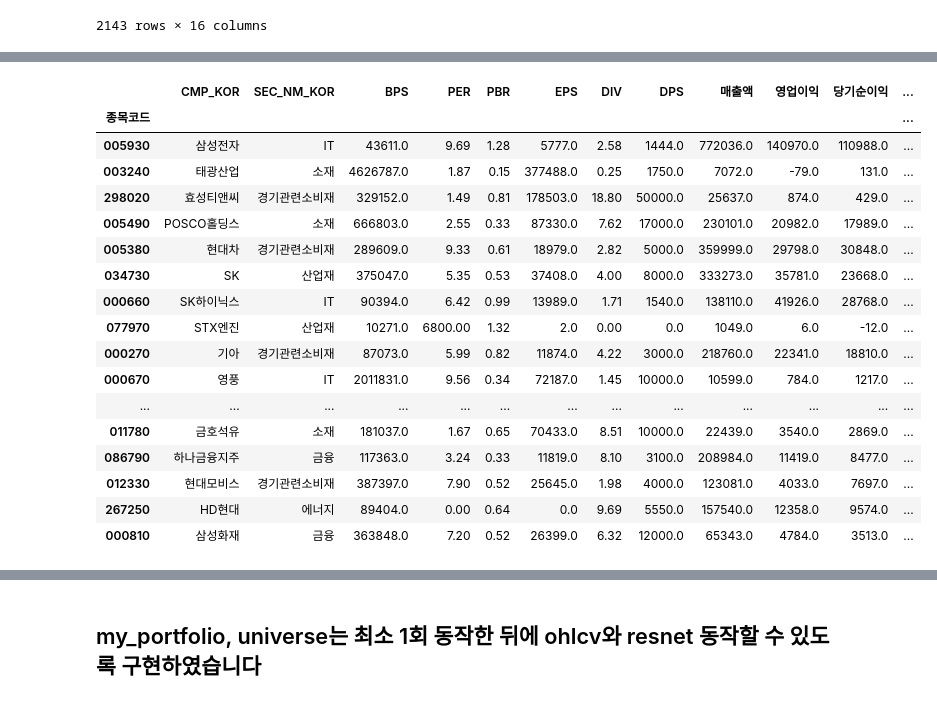
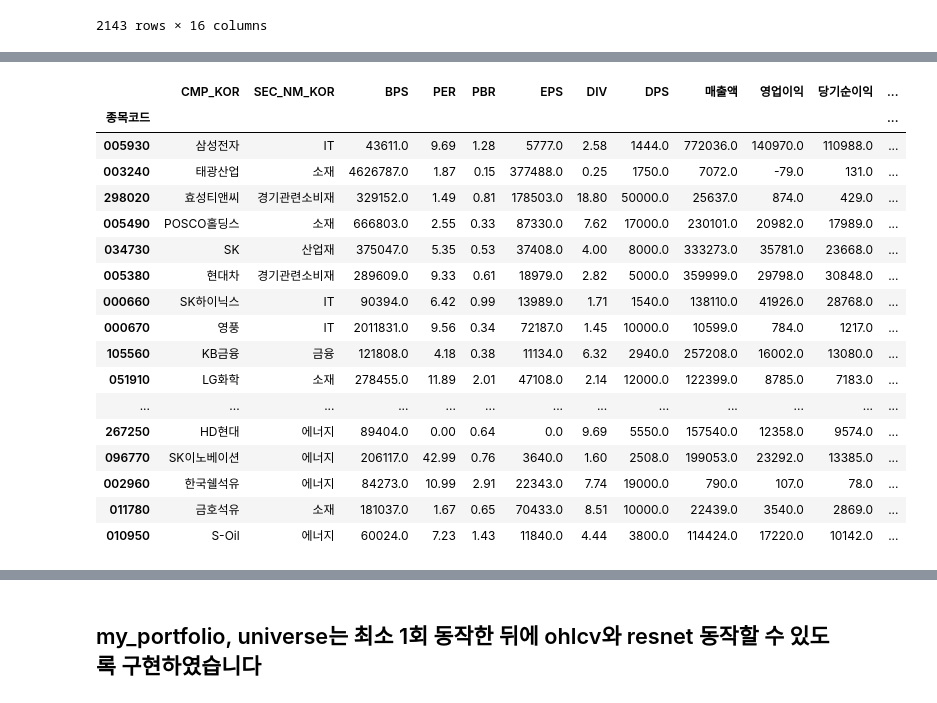
Before and after one commit to seongyeon1/stockData, a Jupyter notebook: Dinger/test_universe_kr.ipynb, the cells around one changed output, grey strips where cells are left out. Drawn from its saved outputs; the diff is of its cells as text; code cells hidden in the pictures.

Commit message:
mode, scaling, resnet

```diff
--- a/Dinger/test_universe_kr.ipynb
+++ b/Dinger/test_universe_kr.ipynb
@@ -228,22 +232,22 @@ data.get_score(mode='mm')
 # %%
-data.get_score(mode='std').sort_values('Score', ascending=False)[:20]
+data.get_score(scaling='std').sort_values('Score', ascending=False)[:20]
 # %% [output]
 |  | CMP_KOR | SEC_NM_KOR | BPS | PER | PBR | EPS | DIV | DPS | 매출액 | 영업이익 | 당기순이익 | ... |
 | 종목코드 |  |  |  |  |  |  |  |  |  |  |  | ... |
 | 005930 | 삼성전자 | IT | 43611.0 | 9.69 | 1.28 | 5777.0 | 2.58 | 1444.0 | 772036.0 | 140970.0 | 110988.0 | ... |
 | 003240 | 태광산업 | 소재 | 4626787.0 | 1.87 | 0.15 | 377488.0 | 0.25 | 1750.0 | 7072.0 | -79.0 | 131.0 | ... |
 | 298020 | 효성티앤씨 | 경기관련소비재 | 329152.0 | 1.49 | 0.81 | 178503.0 | 18.80 | 50000.0 | 25637.0 | 874.0 | 429.0 | ... |
 | 005490 | POSCO홀딩스 | 소재 | 666803.0 | 2.55 | 0.33 | 87330.0 | 7.62 | 17000.0 | 230101.0 | 20982.0 | 17989.0 | ... |
+| 034730 | SK | 산업재 | 375047.0 | 5.35 | 0.53 | 37408.0 | 4.00 | 8000.0 | 333273.0 | 35781.0 | 23668.0 | ... |
 | 005380 | 현대차 | 경기관련소비재 | 289609.0 | 9.33 | 0.61 | 18979.0 | 2.82 | 5000.0 | 359999.0 | 29798.0 | 30848.0 | ... |
-| 034730 | SK | 산업재 | 375047.0 | 5.35 | 0.53 | 37408.0 | 4.00 | 8000.0 | 333273.0 | 35781.0 | 23668.0 | ... |
 | 000660 | SK하이닉스 | IT | 90394.0 | 6.42 | 0.99 | 13989.0 | 1.71 | 1540.0 | 138110.0 | 41926.0 | 28768.0 | ... |
-| 077970 | STX엔진 | 산업재 | 10271.0 | 6800.00 | 1.32 | 2.0 | 0.00 | 0.0 | 1049.0 | 6.0 | -12.0 | ... |
-| 000270 | 기아 | 경기관련소비재 | 87073.0 | 5.99 | 0.82 | 11874.0 | 4.22 | 3000.0 | 218760.0 | 22341.0 | 18810.0 | ... |
 | 000670 | 영풍 | IT | 2011831.0 | 9.56 | 0.34 | 72187.0 | 1.45 | 10000.0 | 10599.0 | 784.0 | 1217.0 | ... |
+| 105560 | KB금융 | 금융 | 121808.0 | 4.18 | 0.38 | 11134.0 | 6.32 | 2940.0 | 257208.0 | 16002.0 | 13080.0 | ... |
+| 051910 | LG화학 | 소재 | 278455.0 | 11.89 | 2.01 | 47108.0 | 2.14 | 12000.0 | 122399.0 | 8785.0 | 7183.0 | ... |
 | ... | ... | ... | ... | ... | ... | ... | ... | ... | ... | ... | ... | ... |
+| 267250 | HD현대 | 에너지 | 89404.0 | 0.00 | 0.64 | 0.0 | 9.69 | 5550.0 | 157540.0 | 12358.0 | 9574.0 | ... |
+| 096770 | SK이노베이션 | 에너지 | 206117.0 | 42.99 | 0.76 | 3640.0 | 1.60 | 2508.0 | 199053.0 | 23292.0 | 13385.0 | ... |
+| 002960 | 한국쉘석유 | 에너지 | 84273.0 | 10.99 | 2.91 | 22343.0 | 7.74 | 19000.0 | 790.0 | 107.0 | 78.0 | ... |
 | 011780 | 금호석유 | 소재 | 181037.0 | 1.67 | 0.65 | 70433.0 | 8.51 | 10000.0 | 22439.0 | 3540.0 | 2869.0 | ... |
-| 086790 | 하나금융지주 | 금융 | 117363.0 | 3.24 | 0.33 | 11819.0 | 8.10 | 3100.0 | 208984.0 | 11419.0 | 8477.0 | ... |
-| 012330 | 현대모비스 | 경기관련소비재 | 387397.0 | 7.90 | 0.52 | 25645.0 | 1.98 | 4000.0 | 123081.0 | 4033.0 | 7697.0 | ... |
-| 267250 | HD현대 | 에너지 | 89404.0 | 0.00 | 0.64 | 0.0 | 9.69 | 5550.0 | 157540.0 | 12358.0 | 9574.0 | ... |
-| 000810 | 삼성화재 | 금융 | 363848.0 | 7.20 | 0.52 | 26399.0 | 6.32 | 12000.0 | 65343.0 | 4784.0 | 3513.0 | ... |
+| 010950 | S-Oil | 에너지 | 60024.0 | 7.23 | 1.43 | 11840.0 | 4.44 | 3800.0 | 114424.0 | 17220.0 | 10142.0 | ... |
 # %%
```
Also changed, not shown: parts of 16 cells of this notebook, 3 other files.
